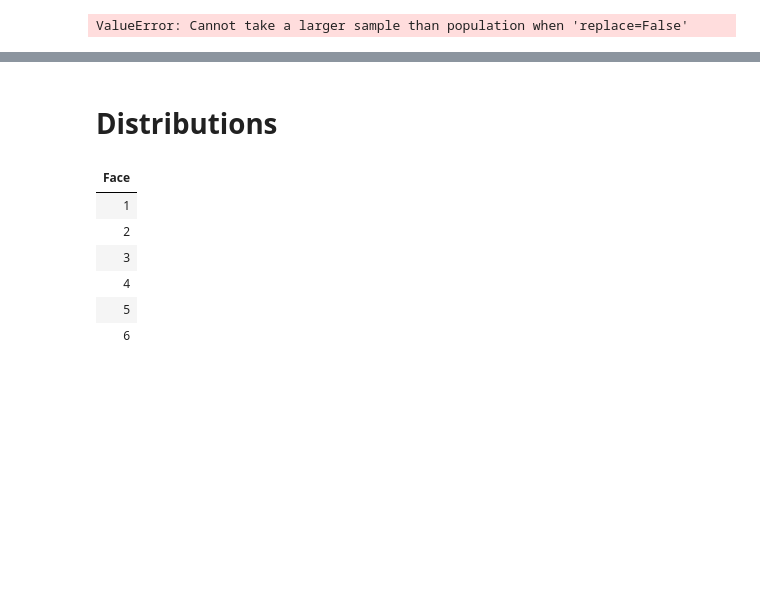
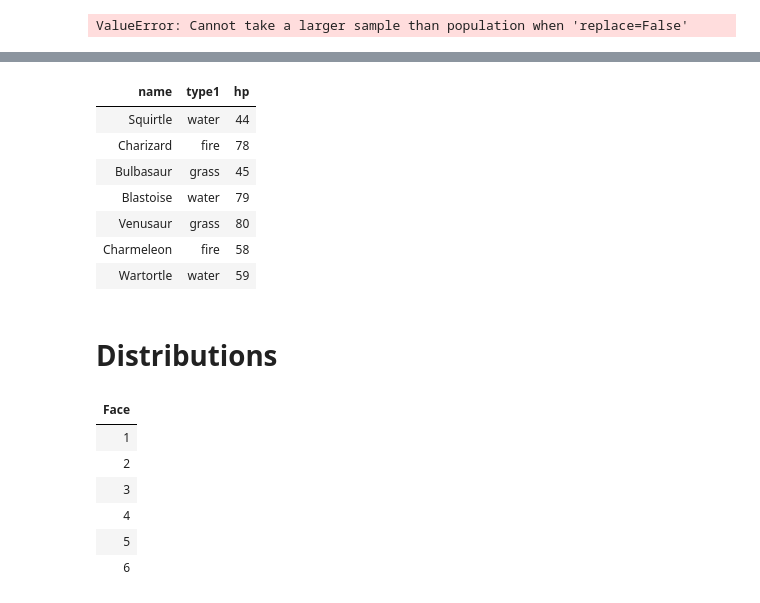
Before and after one commit to lawtonsclass/f24-code-from-class, a Jupyter notebook: data8-practice/ch10.ipynb, the cells around one changed output, grey strips where cells are left out. Drawn from its saved outputs; the diff is of its cells as text; code cells hidden in the pictures; blank space fills up the shorter version.

```diff
--- a/data8-practice/ch10.ipynb
+++ b/data8-practice/ch10.ipynb
@@ -72,3 +76,14 @@ ValueError: Cannot take a larger sample than population when 'replace=False'
+# %%
+first_10.sample(7, with_replacement=False)
+# %% [output]
+| name | type1 | hp |
+| Squirtle | water | 44 |
+| Charizard | fire | 78 |
+| Bulbasaur | grass | 45 |
+| Blastoise | water | 79 |
+| Venusaur | grass | 80 |
+| Charmeleon | fire | 58 |
+| Wartortle | water | 59 |
 # %% [markdown]
 # Distributions
 # %%
```
Also changed, not shown: parts of 15 cells of this notebook.
